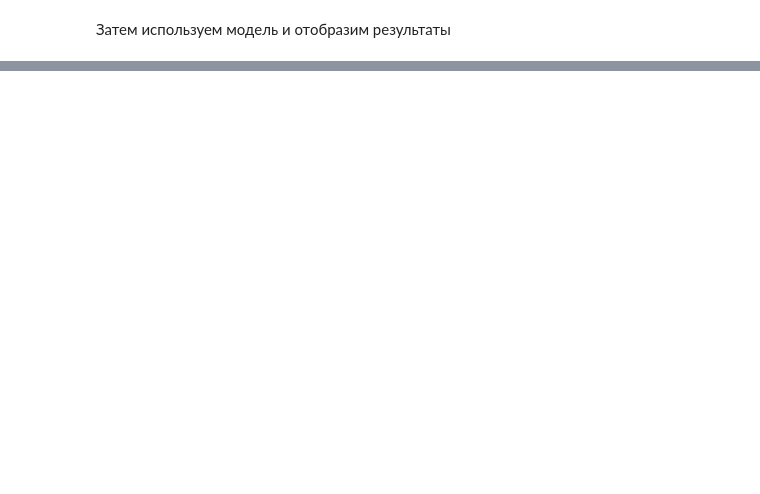
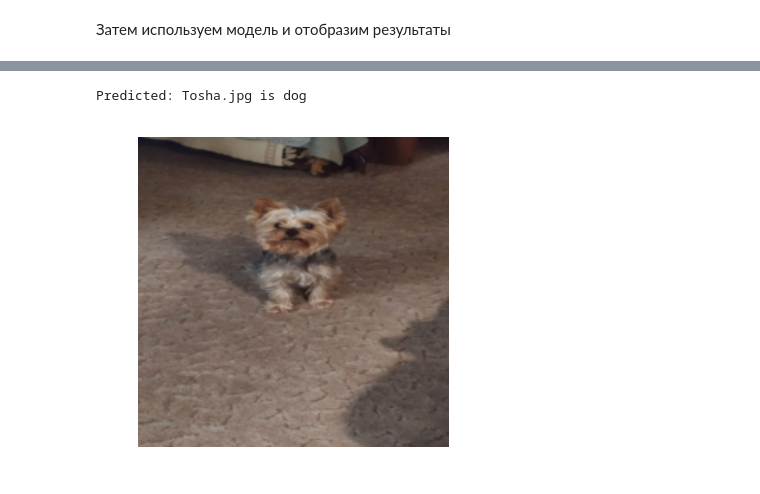
Before and after one commit to IvMig/cat_dog_image_classification, a Jupyter notebook: 3_notebook_VGG16_cat_dog_using.ipynb, the cells around one changed output, grey strips where cells are left out. Saved outputs shown, nothing was run; the diff lists cells and outputs as text; code cells hidden in the pictures; blank space fills up the shorter version.

```diff
--- a/3_notebook_VGG16_cat_dog_using.ipynb
+++ b/3_notebook_VGG16_cat_dog_using.ipynb
@@ -472,0 +462,14 @@ print_validation_accuracy(show_example_errors_rights=True, show_confusion_matrix
+# %%
+img = image.load_img('Tosha.jpg', target_size=(img_width, img_height))
+x = image.img_to_array(img)
+x = np.expand_dims(x, axis=0)
+x = preprocess_input(x)
+preds = model.predict(x)
+
+fig, ax = plt.subplots()
+ax.imshow(img)
+ax.axis('off')  # Очистка от разметки осей
+print('Predicted: Tosha.jpg is', classes[np.argmax(preds)])
+# %% [output]
+Predicted: Tosha.jpg is dog
+[figure, added]
```
Also changed, not shown: parts of 14 cells of this notebook, 3 other files.
